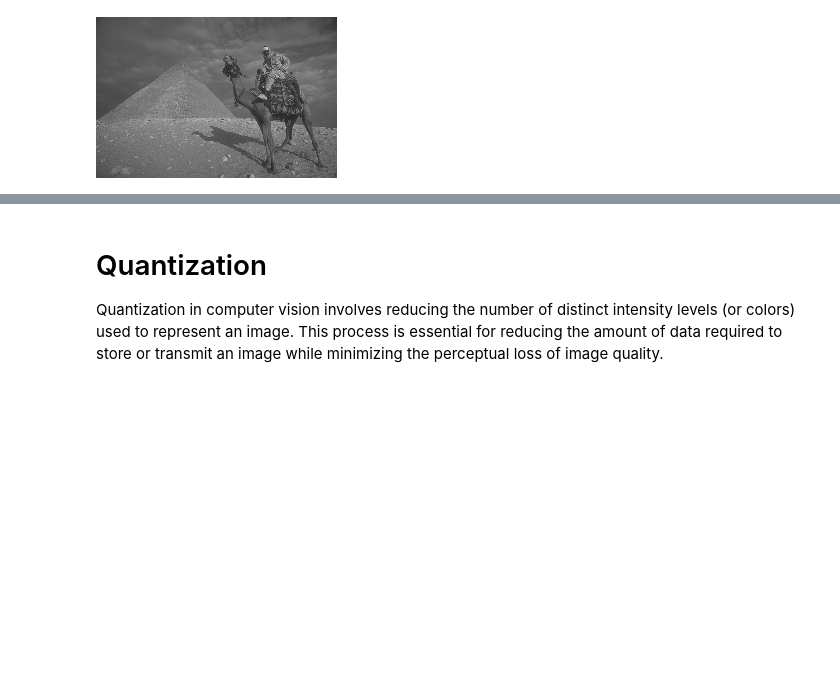
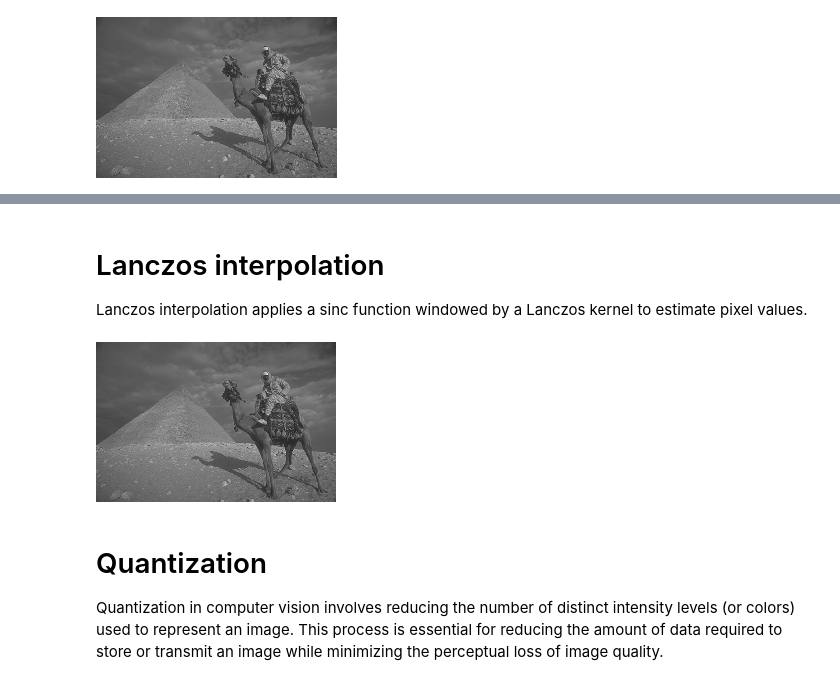
Before and after one commit to Aleena24/Computer-Vision, a Jupyter notebook: extra3_sampling_and_quantization_techniques.ipynb, the cells around one changed output, grey strips where cells are left out. Drawn from its saved outputs; the diff is of its cells as text; code cells hidden in the pictures; blank space fills up the shorter version.

```diff
--- a/extra3_sampling_and_quantization_techniques.ipynb
+++ b/extra3_sampling_and_quantization_techniques.ipynb
@@ -29,3 +59,11 @@ cv2_imshow(sampled_image)
+# %% [markdown]
+# Lanczos interpolation
+Lanczos interpolation applies a sinc function windowed by a Lanczos kernel to estimate pixel values.
+# %%
+lanczos_image = cv2.resize(image, None, fx=0.5, fy=0.5, interpolation=cv2.INTER_LANCZOS4)
+cv2_imshow(lanczos_image)
+# %% [output]
+[figure, added]
 # %% [markdown]
 # Quantization
 
```
Also changed, not shown: parts of 8 cells of this notebook.
